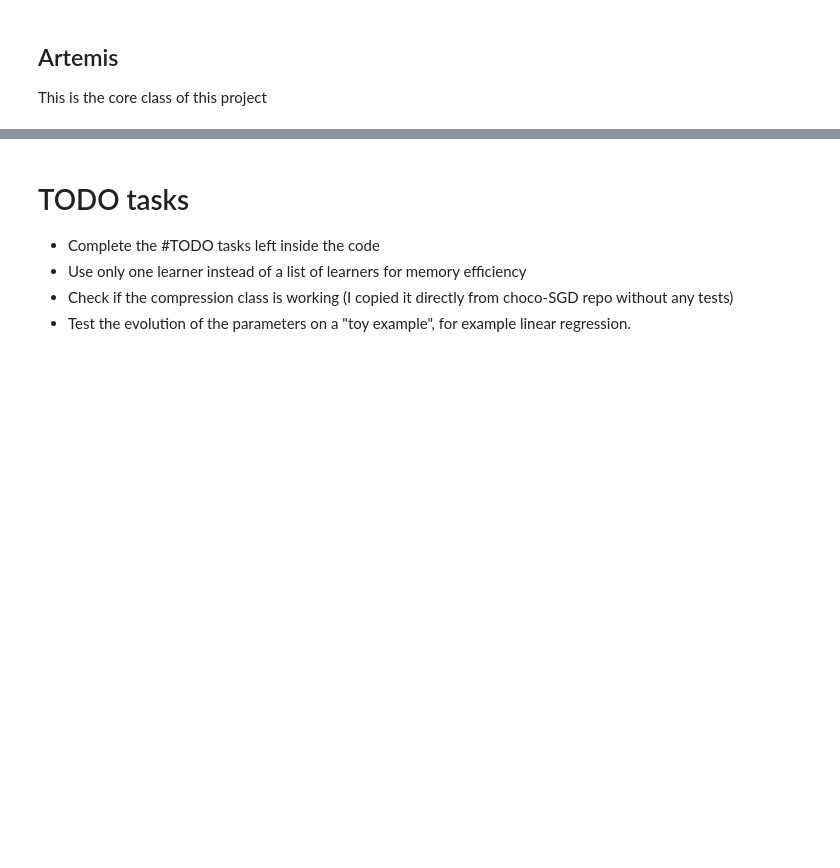
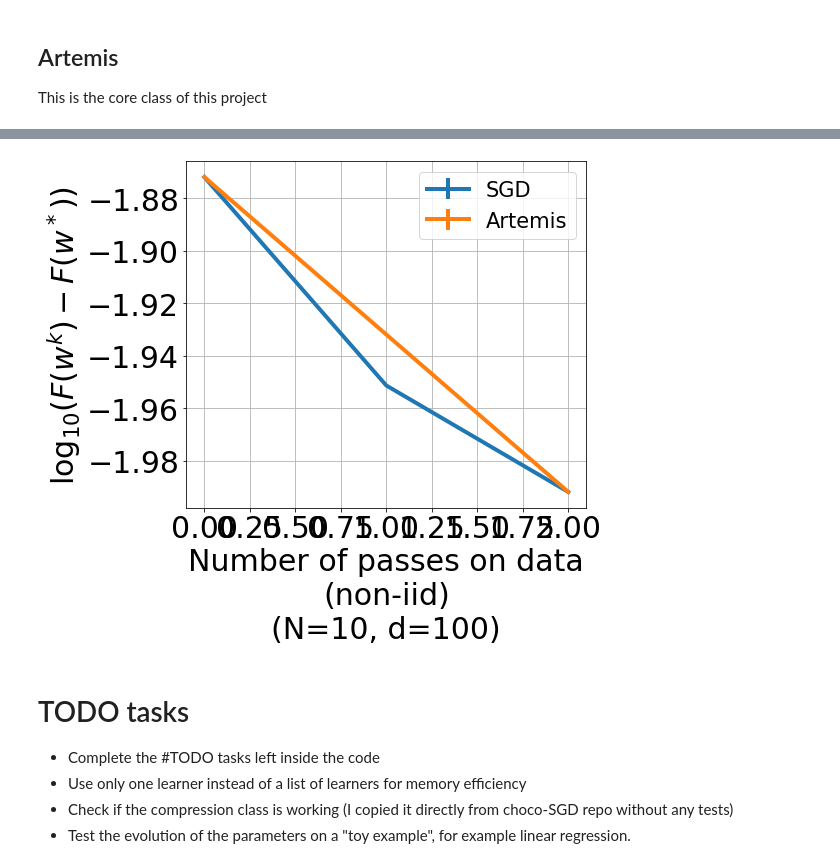
Before and after one commit to philipco/artemis-bidirectional-compression, a Jupyter notebook: src/deeplearning/MNIST.ipynb, the cells around one changed output, grey strips where cells are left out. Saved outputs shown, nothing was run; the diff lists cells and outputs as text; code cells hidden in the pictures; blank space fills up the shorter version.

```diff
--- a/src/deeplearning/MNIST.ipynb
+++ b/src/deeplearning/MNIST.ipynb
@@ -8,3 +3,25 @@ N_ROUNDS = 100
+# %%
+import sys; sys.path.insert(0, '../..')
+
+%matplotlib inline
+%load_ext autoreload
+%autoreload 2
+
+import torch
+from torch.utils.data import DataLoader, Subset
+from torchvision.datasets import MNIST
+import torchvision.transforms as transforms
+from tqdm import tqdm
+
+from src.utils.Constants import NB_EPOCH, NB_RUN, DEVICE_TYPE, LR, BATCH_SIZE, NB_WORKERS
+from src.utils.Utilities import pickle_loader, pickle_saver
+from src.deeplearning.Compression import QuantizationCompressor
+from src.deeplearning.Artemis import Artemis
+from src.deeplearning.Utilities import multiple_run_descent, ResultsOfSeveralDescents
+from src.deeplearning.Parameters import Parameters
+
+
+filename = "mnist"
 # %% [markdown]
 # Compression
 
@@ -476,3 +89,13 @@ KeyboardInterrupt: ignored
+# %%
+from src.utils.ErrorPlotter import *
+obj_min = pickle_loader(filename + "-obj_min")
+res = pickle_loader(filename + "-descent")
+
+
+plot_error_dist(res.get_loss(obj_min), res.names, res.nb_devices_for_the_run, 100,
+                all_error=res.get_std(obj_min), x_legend="Number of passes on data\n(non-iid)")
+# %% [output]
+[figure, added]
 # %% [markdown]
 # TODO tasks
 
```
Also changed, not shown: parts of 11 cells of this notebook, 10 other files.
